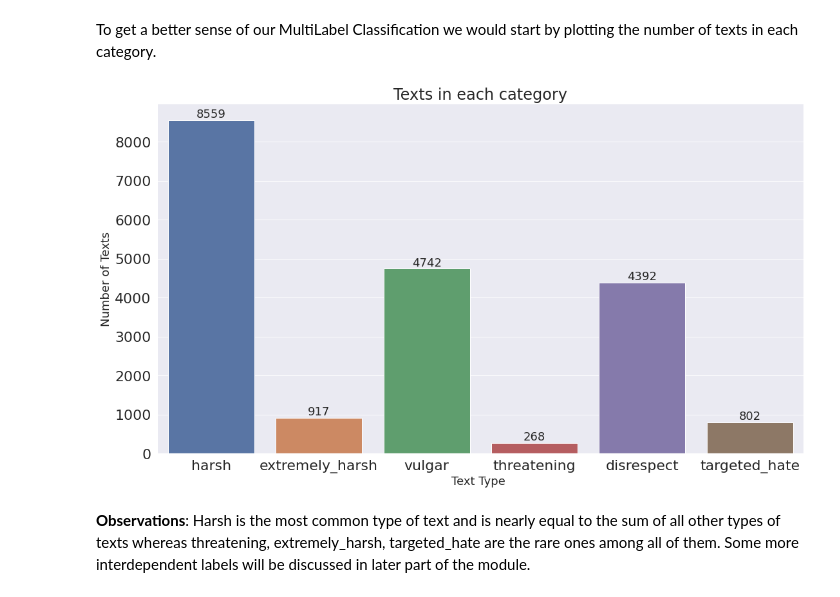
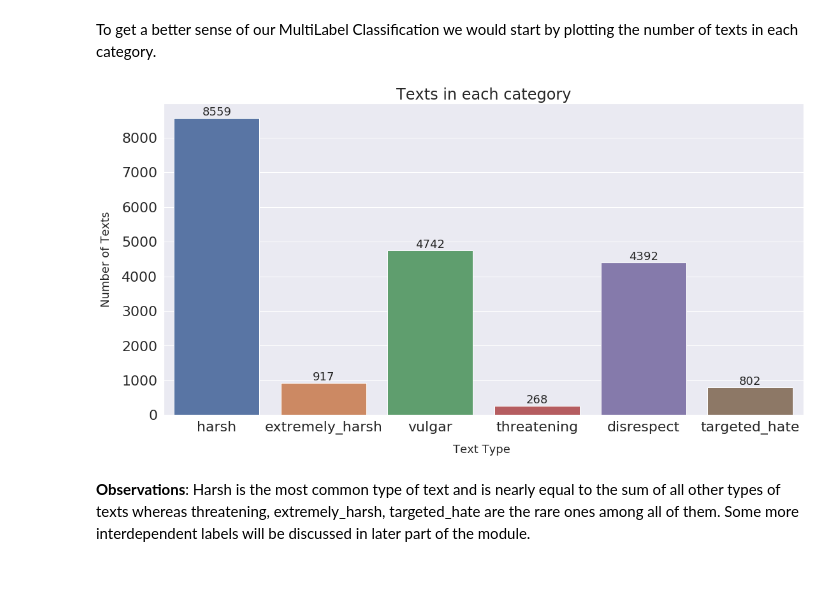
Before and after one commit to mayankchadha16/Why-so-Harsh, a Jupyter notebook: Clones.ipynb, the cells around one changed output. Saved outputs shown, nothing was run; the diff lists cells and outputs as text; code cells hidden in the pictures.

```diff
--- a/Clones.ipynb
+++ b/Clones.ipynb
@@ -3,9 +3,23 @@
 # %%
 # Let us start by importing the library from the package directory
 import pandas as pd
+import numpy as np
 
 # Read the data
 df = pd.read_csv("./train.csv")
+
+# Cosmetics for matplotlib
+import matplotlib.pyplot as plt
+from matplotlib import rcParams
+import seaborn as sns
+
+rcParams['figure.figsize'] = 18, 9
+rcParams['axes.spines.top'] = False
+rcParams['axes.spines.right'] = False
+rcParams['lines.linewidth'] = 2.5
+rcParams['xtick.labelsize'] = 'smaller'
+rcParams['ytick.labelsize'] = 'smaller'
+rcParams['axes.labelpad'] = 15
 # %%
 # Check the first five rows of our dataset
 df.head()
@@ -85,0 +102,10 @@ df['text'].iloc[0]
+# %%
+from nltk.corpus import stopwords
+
+stop = stopwords.words('english')
+
+not_stop_words = {'no', 'not', 'nor'}
+
+modified_stop = [ele for ele in stop if ele not in not_stop_words]
+
+df['text'] = df['text'].apply(lambda x : ' '.join([word for word in x.split(' ') if word not in modified_stop]))
@@ -98,27 +136,26 @@ To get a better sense of our MultiLabel Classification we would start by plottin
 # %%
 categories = list(df.columns.values)
 categories.remove('id')
 categories.remove('text')
 
 sns.set(font_scale=2)
-plt.figure(figsize=(18, 10))
 
-ax = sns.barplot(categories, df.iloc[:, 2:].sum().values)
+ax = sns.barplot(x=categories, y=df.iloc[:, 2:].sum().values)
 
 plt.title("Texts in each category", fontsize=24)
 plt.ylabel('Number of Texts', fontsize=18)
 plt.xlabel('Text Type ', fontsize=18)
 
 rects = ax.patches
 labels = df.iloc[:, 2:].sum().values
 
 for rect, label in zip(rects, labels):
     height = rect.get_height()
     ax.text(rect.get_x() + rect.get_width()/2, height + 5, label, ha='center', va='bottom', fontsize=18)
 
 plt.show()
 # %% [output]
-[figure, old version]
+[figure, new version]
 # %% [markdown]
 **Observations**: Harsh is the most common type of text and is nearly equal to the sum of all other types of texts whereas threatening, extremely_harsh, targeted_hate are the rare ones among all of them. Some more interdependent labels will be discussed in later part of the module.
 # %% [markdown]
```
Also changed, not shown: parts of 9 cells of this notebook.
